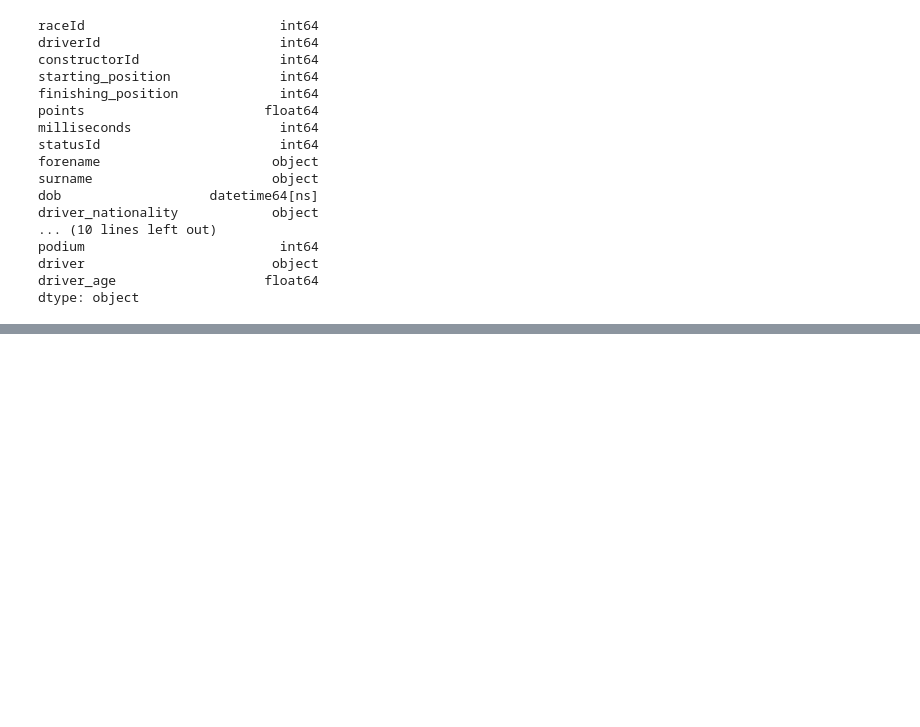
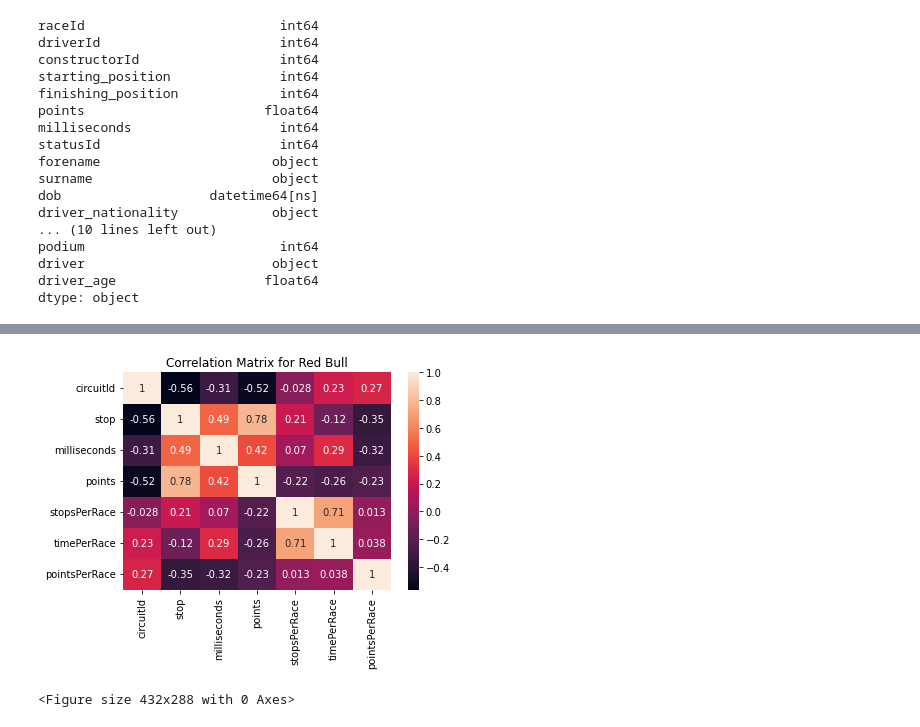
Before and after one commit to PaulOM203/MSC_Thesis_F1, a Jupyter notebook: Notebook.ipynb, the cells around one changed output, grey strips where cells are left out. Cells and saved outputs as stored; diff of their text form; code cells hidden in the pictures; blank space fills up the shorter version.

```diff
--- a/Notebook.ipynb
+++ b/Notebook.ipynb
@@ -447,0 +469,6 @@ maps
+# %%
+## Now I want to get the stops, time, points used/gained per race based on pitstop data
+pitstop_results_constructor['stopsPerRace'] = round(pitstop_results_constructor.stop/pitstop_results_constructor.raceId, 2)
+pitstop_results_constructor['timePerRace'] = round(pitstop_results_constructor.milliseconds/pitstop_results_constructor.raceId, 2)
+pitstop_results_constructor['pointsPerRace'] = round(pitstop_results_constructor.points/pitstop_results_constructor.raceId, 2)
+pitstop_results_constructor.head(10)
@@ -447,0 +487,3 @@ maps
+# %%
+pitstop_results_constructor = pitstop_results_constructor.drop(['constructorRef','nationality','url'], axis=1)
+pitstop_results_constructor
@@ -447,0 +504,7 @@ maps
+# %%
+## Getting the data specifically for the Red Bull team
+pitstop_constructor_rb = pitstop_results_constructor[(pitstop_results_constructor['constructorId']==9)]
+# %%
+## Now set the Red Bull correlation matrix
+RB_corr = pitstop_constructor_rb.drop(columns=['constructorId', 'raceId']).corr()
+RB_corr
@@ -447,0 +520,9 @@ maps
+# %%
+## Generating heatmap of this correlation
+sns.heatmap(RB_corr, annot=True)
+plt.title('Correlation Matrix for Red Bull')
+plt.show()
+plt.savefig('Red Bull Correlation Matrix - Pitstops.png', dpi=300)
+# %% [output]
+[figure, added]
+<Figure size 432x288 with 0 Axes>
```
Also changed, not shown: parts of 33 cells of this notebook.
